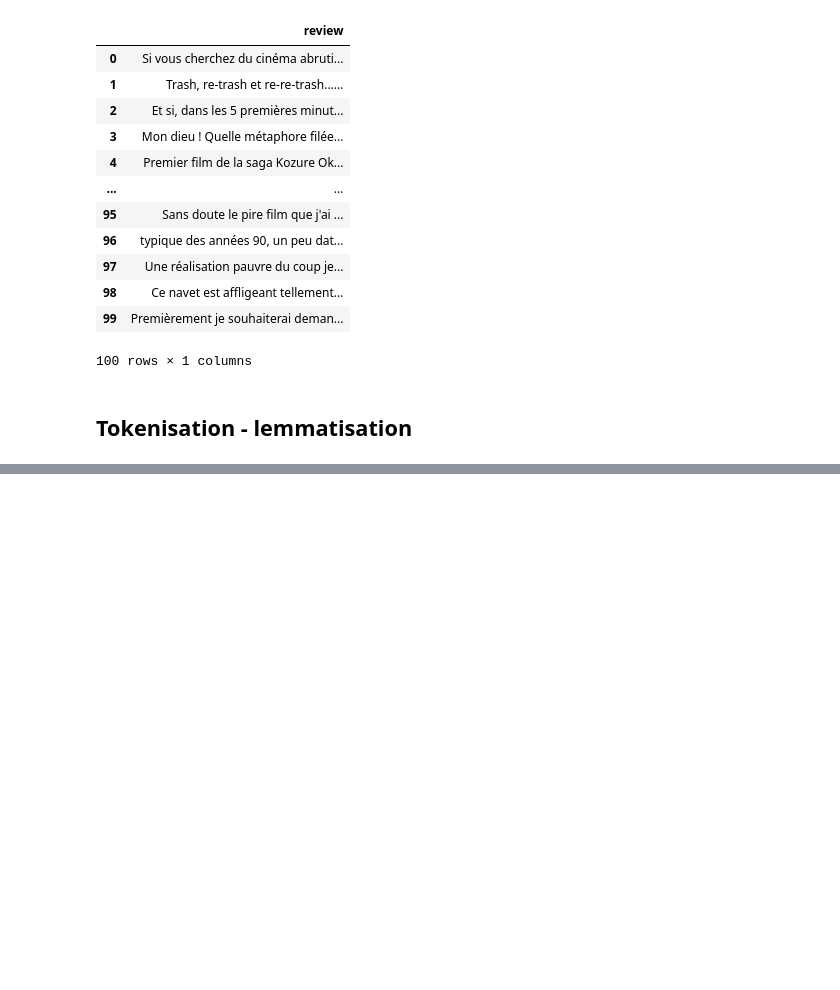
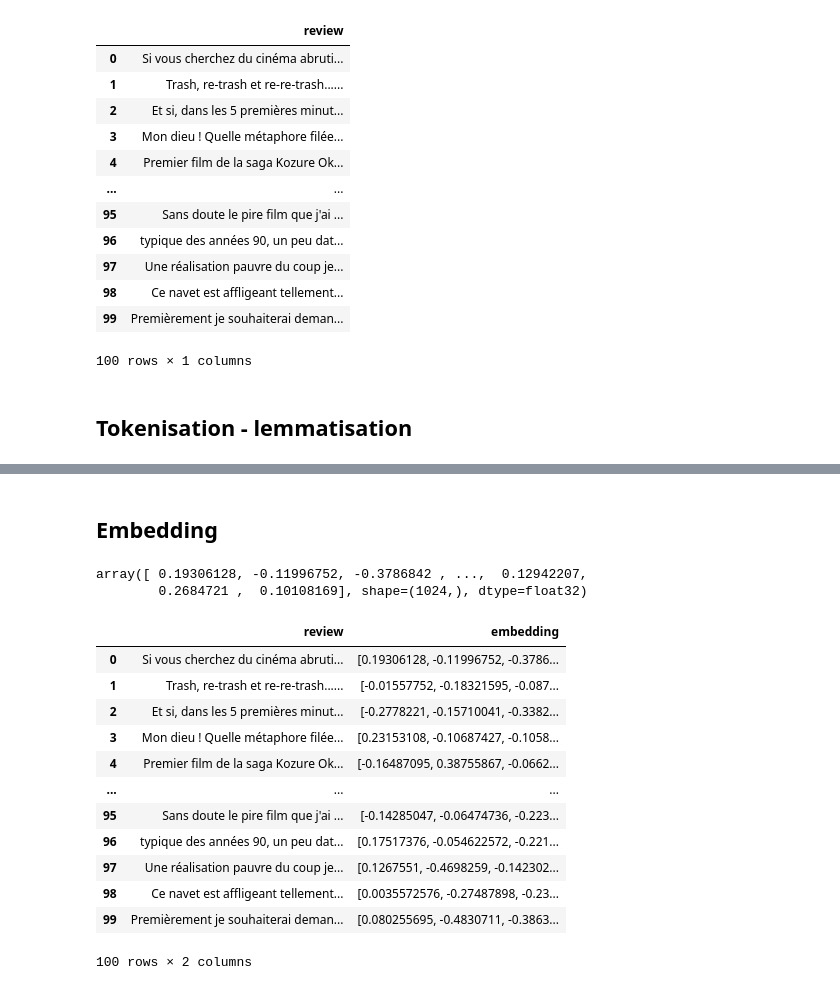
Before and after one commit to Franck-LF/mytheque, a Jupyter notebook: test_allocine.ipynb, the cells around one changed output, grey strips where cells are left out. Cells and saved outputs as stored; diff of their text form; code cells hidden in the pictures; blank space fills up the shorter version.

Commit message:
carry on similarity search and embedding

```diff
--- a/test_allocine.ipynb
+++ b/test_allocine.ipynb
@@ -60,0 +143,2 @@ df
+# %% [markdown]
+## Embedding
@@ -60,0 +148,25 @@ df
+# %%
+model = SentenceTransformer(r"C:\Users\Utilisateur\Documents\mytheque\Models\sentence-camembert-large", local_files_only=True)
+# %%
+model.encode(train_dataset[0]['review'])
+# %% [output]
+array([ 0.19306128, -0.11996752, -0.3786842 , ...,  0.12942207,
+        0.2684721 ,  0.10108169], shape=(1024,), dtype=float32)
+# %%
+df['embedding'] = df['review'].apply(lambda w : model.encode(w))
+# %%
+df[['review', 'embedding']]
+# %% [output]
+|  | review | embedding |
+| 0 | Si vous cherchez du cinéma abruti... | [0.19306128, -0.11996752, -0.3786... |
+| 1 | Trash, re-trash et re-re-trash...... | [-0.01557752, -0.18321595, -0.087... |
+| 2 | Et si, dans les 5 premières minut... | [-0.2778221, -0.15710041, -0.3382... |
+| 3 | Mon dieu ! Quelle métaphore filée... | [0.23153108, -0.10687427, -0.1058... |
+| 4 | Premier film de la saga Kozure Ok... | [-0.16487095, 0.38755867, -0.0662... |
+| ... | ... | ... |
+| 95 | Sans doute le pire film que j'ai ... | [-0.14285047, -0.06474736, -0.223... |
+| 96 | typique des années 90, un peu dat... | [0.17517376, -0.054622572, -0.221... |
+| 97 | Une réalisation pauvre du coup je... | [0.1267551, -0.4698259, -0.142302... |
+| 98 | Ce navet est affligeant tellement... | [0.0035572576, -0.27487898, -0.23... |
+| 99 | Premièrement je souhaiterai deman... | [0.080255695, -0.4830711, -0.3863... |
+100 rows × 2 columns
```
Also changed, not shown: parts of 34 cells of this notebook.
